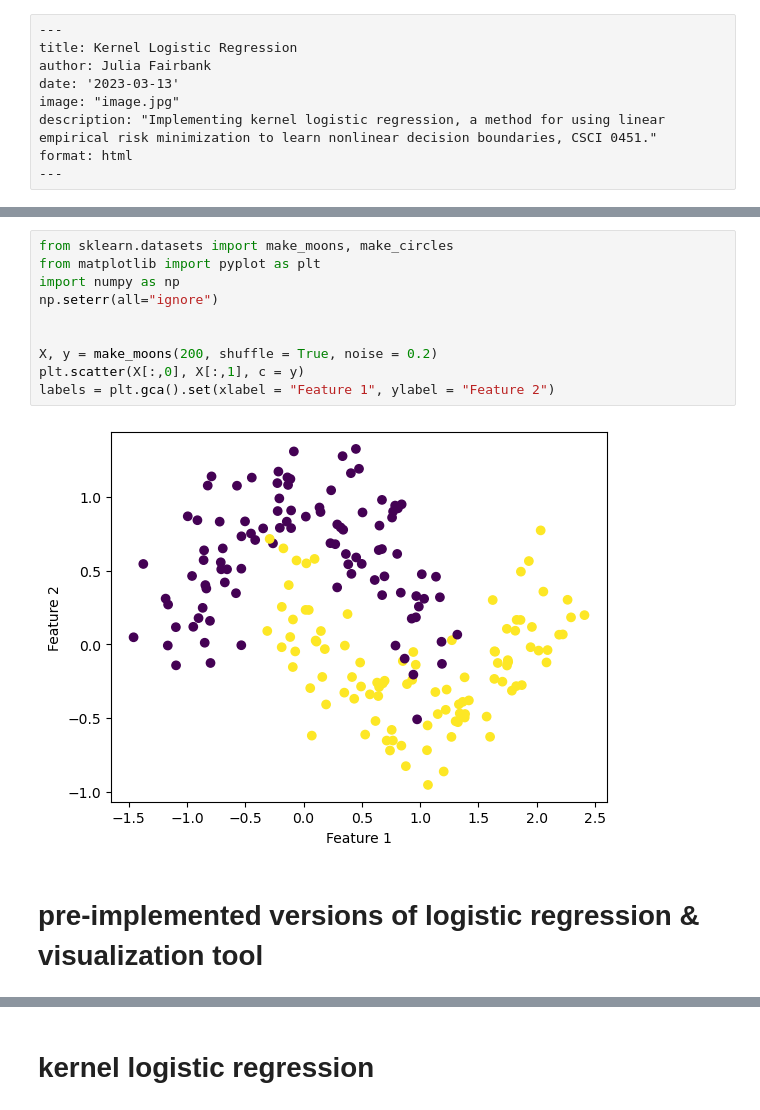
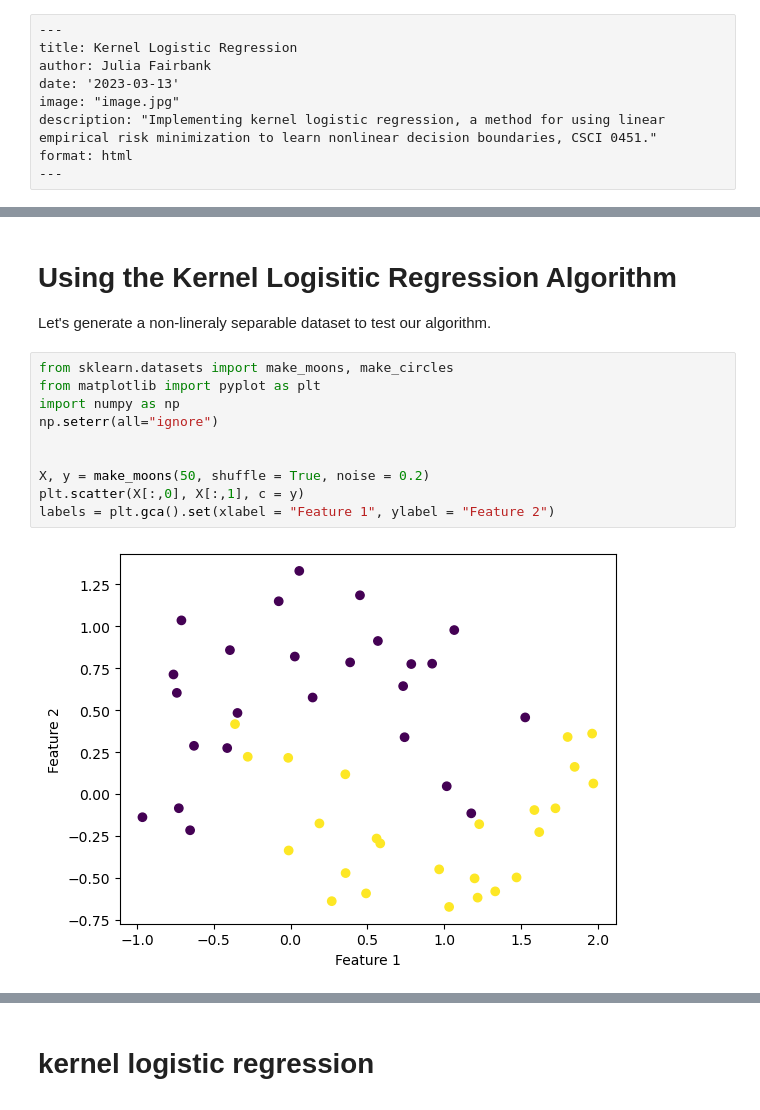
Before and after one commit to juliafairbank7/juliafairbank7.github.io, a Jupyter notebook: posts/kernel-logistic-regression-post/index.ipynb, the cells around one changed output, grey strips where cells are left out. Drawn from its saved outputs; the diff is of its cells as text.

```diff
--- a/posts/kernel-logistic-regression-post/index.ipynb
+++ b/posts/kernel-logistic-regression-post/index.ipynb
@@ -22,14 +41,16 @@ http://localhost:8948/lab/tree/Desktop/juliafairbank7.github.io/posts/kernel-log
+# %% [markdown]
+# Using the Kernel Logisitic Regression Algorithm
+
+Let's generate a non-lineraly separable dataset to test our algorithm.
 # %%
 from sklearn.datasets import make_moons, make_circles
 from matplotlib import pyplot as plt
 import numpy as np
 np.seterr(all="ignore")
 
 
-X, y = make_moons(200, shuffle = True, noise = 0.2)
+X, y = make_moons(50, shuffle = True, noise = 0.2)
 plt.scatter(X[:,0], X[:,1], c = y)
 labels = plt.gca().set(xlabel = "Feature 1", ylabel = "Feature 2")
 # %% [output]
-[figure, old version]
+[figure, new version]
-# %% [markdown]
-# pre-implemented versions of logistic regression & visualization tool
```
Also changed, not shown: parts of 31 cells of this notebook, 28 other files.
